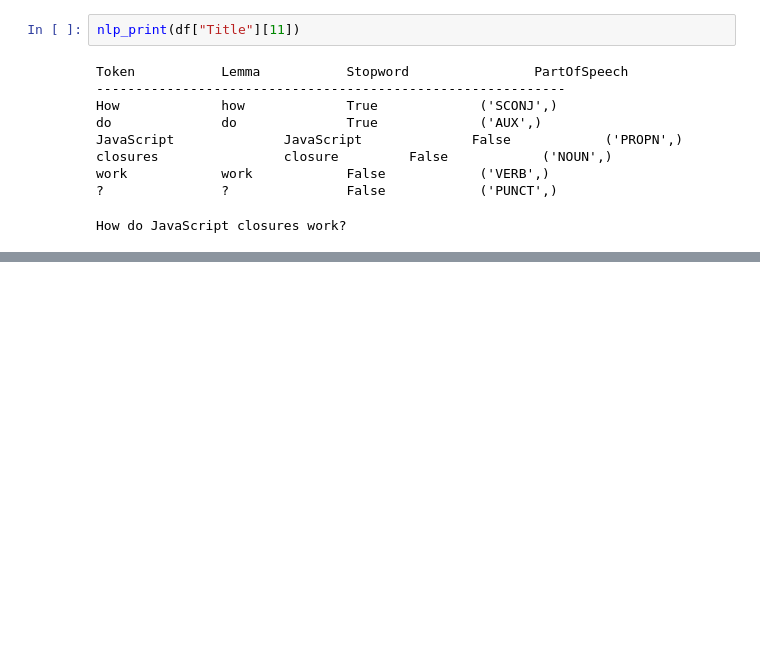
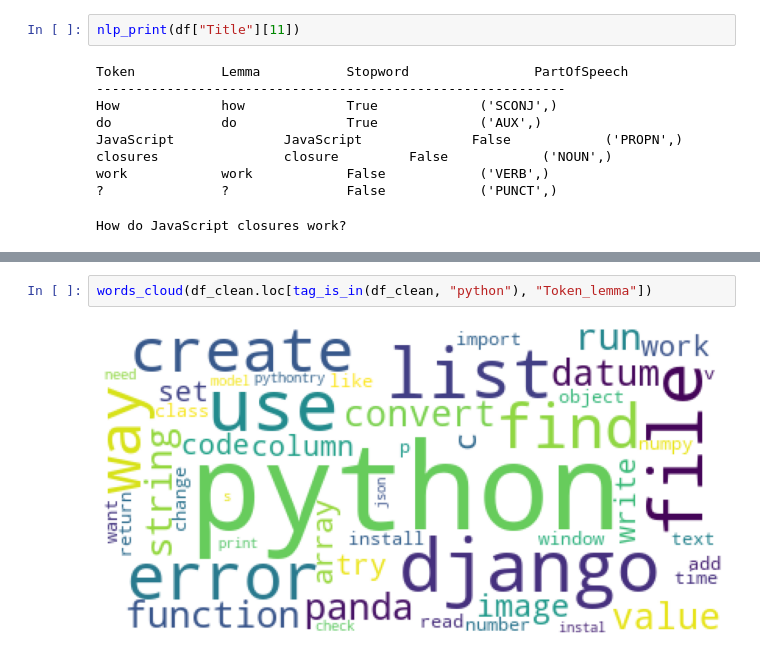
Before and after one commit to DomWch/OpenClassRooms-NLP-P5, a Jupyter notebook: p5-nlp-explo-cleaning.ipynb, the cells around one changed output, grey strips where cells are left out. Saved outputs shown, nothing was run; the diff lists cells and outputs as text; blank space fills up the shorter version.

```diff
--- a/p5-nlp-explo-cleaning.ipynb
+++ b/p5-nlp-explo-cleaning.ipynb
@@ -659,0 +410,4 @@ import time
+# %%
+words_cloud(df_clean.loc[tag_is_in(df_clean, "python"), "Token_lemma"])
+# %% [output]
+[figure, added]
```
Also changed, not shown: parts of 56 cells of this notebook.
